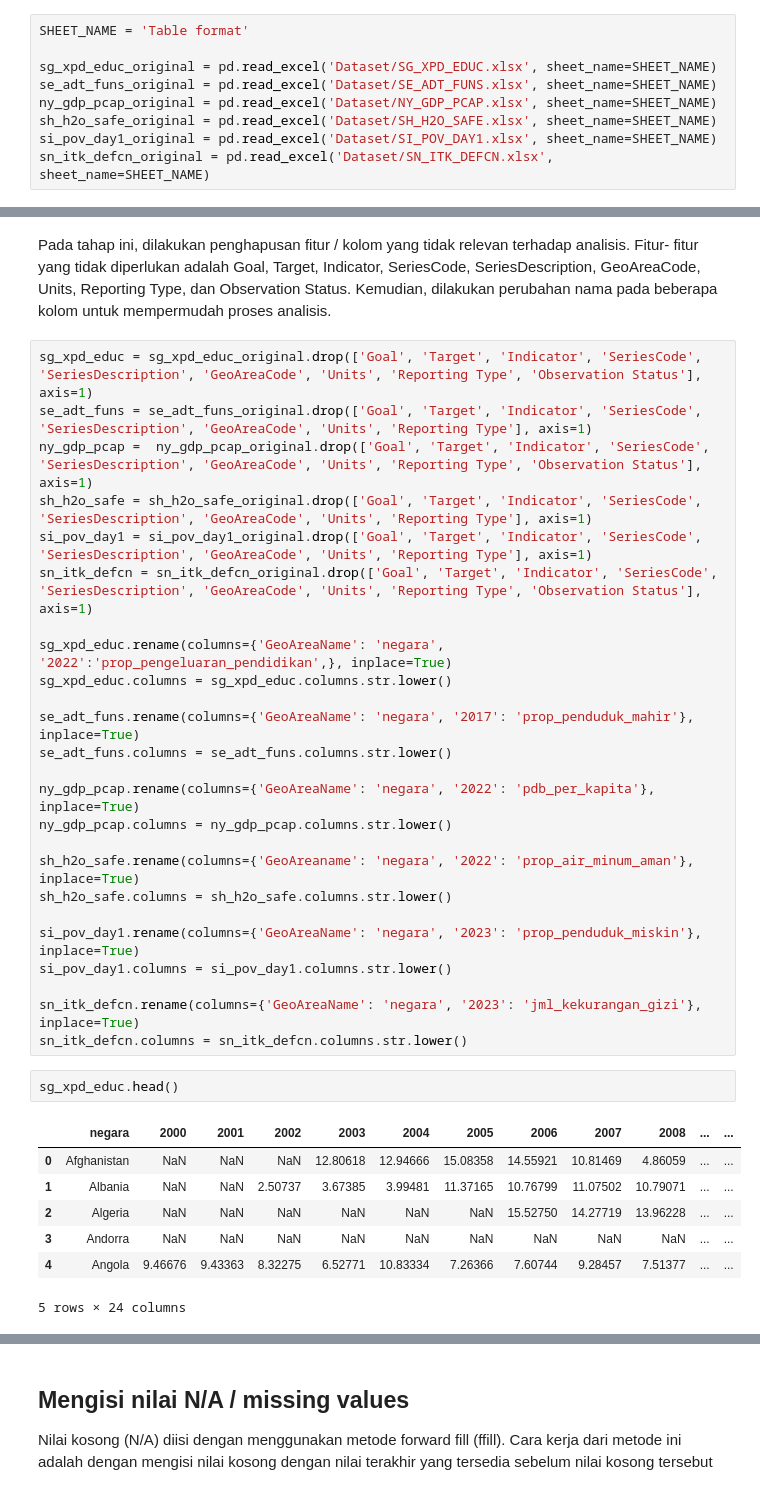
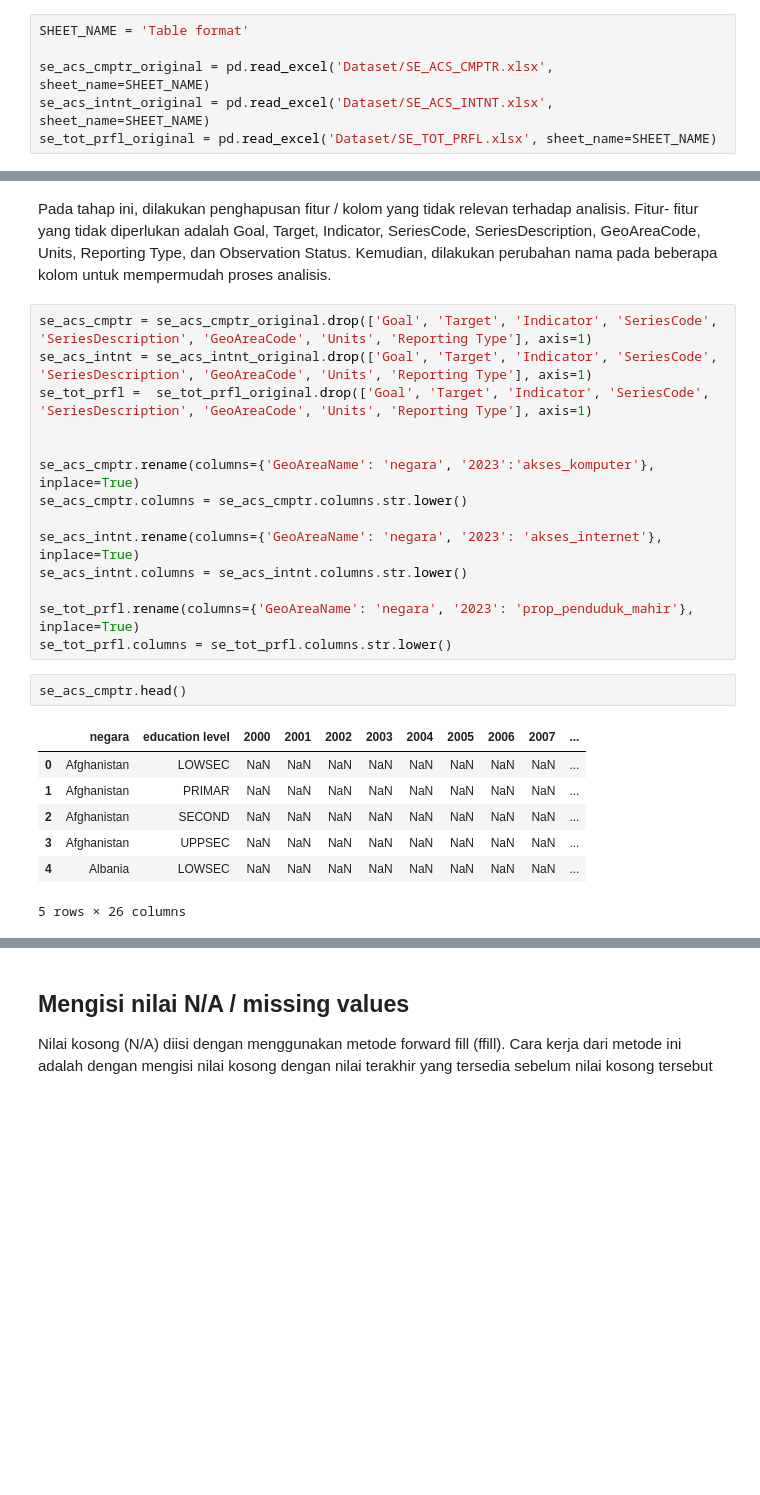
Before and after one commit to JayaWinata/DAC-IFest-2024-BukanWibu, a Jupyter notebook: SourceCode_DAC2024_BukanWibu.ipynb, the cells around one changed output, grey strips where cells are left out. Saved outputs shown, nothing was run; the diff lists cells and outputs as text; blank space fills up the shorter version.

Commit message:
feat: load new datasets

```diff
--- a/SourceCode_DAC2024_BukanWibu.ipynb
+++ b/SourceCode_DAC2024_BukanWibu.ipynb
@@ -14,10 +11,7 @@ Deskripsi dataset:
 # %%
 SHEET_NAME = 'Table format'
 
-sg_xpd_educ_original = pd.read_excel('Dataset/SG_XPD_EDUC.xlsx', sheet_name=SHEET_NAME)
-se_adt_funs_original = pd.read_excel('Dataset/SE_ADT_FUNS.xlsx', sheet_name=SHEET_NAME)
-ny_gdp_pcap_original = pd.read_excel('Dataset/NY_GDP_PCAP.xlsx', sheet_name=SHEET_NAME)
-sh_h2o_safe_original = pd.read_excel('Dataset/SH_H2O_SAFE.xlsx', sheet_name=SHEET_NAME)
-si_pov_day1_original = pd.read_excel('Dataset/SI_POV_DAY1.xlsx', sheet_name=SHEET_NAME)
-sn_itk_defcn_original = pd.read_excel('Dataset/SN_ITK_DEFCN.xlsx', sheet_name=SHEET_NAME)
+se_acs_cmptr_original = pd.read_excel('Dataset/SE_ACS_CMPTR.xlsx', sheet_name=SHEET_NAME)
+se_acs_intnt_original = pd.read_excel('Dataset/SE_ACS_INTNT.xlsx', sheet_name=SHEET_NAME)
+se_tot_prfl_original = pd.read_excel('Dataset/SE_TOT_PRFL.xlsx', sheet_name=SHEET_NAME)
 # %%
@@ -83,39 +48,28 @@ sn_itk_defcn_original.head()
 ## Menghapus fitur yang tidak diperlukan dan mengubah nama kolom
 # %% [markdown]
 Pada tahap ini, dilakukan penghapusan fitur / kolom yang tidak relevan terhadap analisis. Fitur- fitur yang tidak diperlukan adalah Goal, Target, Indicator, SeriesCode, SeriesDescription, GeoAreaCode, Units, Reporting Type, dan Observation Status. Kemudian, dilakukan perubahan nama pada beberapa kolom untuk mempermudah proses analisis.
-# %%
-sg_xpd_educ = sg_xpd_educ_original.drop(['Goal', 'Target', 'Indicator', 'SeriesCode', 'SeriesDescription', 'GeoAreaCode', 'Units', 'Reporting Type', 'Observation Status'], axis=1)
-se_adt_funs = se_adt_funs_original.drop(['Goal', 'Target', 'Indicator', 'SeriesCode', 'SeriesDescription', 'GeoAreaCode', 'Units', 'Reporting Type'], axis=1)
-ny_gdp_pcap =  ny_gdp_pcap_original.drop(['Goal', 'Target', 'Indicator', 'SeriesCode', 'SeriesDescription', 'GeoAreaCode', 'Units', 'Reporting Type', 'Observation Status'], axis=1)
-sh_h2o_safe = sh_h2o_safe_original.drop(['Goal', 'Target', 'Indicator', 'SeriesCode', 'SeriesDescription', 'GeoAreaCode', 'Units', 'Reporting Type'], axis=1)
-si_pov_day1 = si_pov_day1_original.drop(['Goal', 'Target', 'Indicator', 'SeriesCode', 'SeriesDescription', 'GeoAreaCode', 'Units', 'Reporting Type'], axis=1)
-sn_itk_defcn = sn_itk_defcn_original.drop(['Goal', 'Target', 'Indicator', 'SeriesCode', 'SeriesDescription', 'GeoAreaCode', 'Units', 'Reporting Type', 'Observation Status'], axis=1)
-
-sg_xpd_educ.rename(columns={'GeoAreaName': 'negara', '2022':'prop_pengeluaran_pendidikan',}, inplace=True)
-sg_xpd_educ.columns = sg_xpd_educ.columns.str.lower()
-
-se_adt_funs.rename(columns={'GeoAreaName': 'negara', '2017': 'prop_penduduk_mahir'}, inplace=True)
-se_adt_funs.columns = se_adt_funs.columns.str.lower()
-
-ny_gdp_pcap.rename(columns={'GeoAreaName': 'negara', '2022': 'pdb_per_kapita'}, inplace=True)
-ny_gdp_pcap.columns = ny_gdp_pcap.columns.str.lower()
-
-sh_h2o_safe.rename(columns={'GeoAreaname': 'negara', '2022': 'prop_air_minum_aman'}, inplace=True)
-sh_h2o_safe.columns = sh_h2o_safe.columns.str.lower()
-
-si_pov_day1.rename(columns={'GeoAreaName': 'negara', '2023': 'prop_penduduk_miskin'}, inplace=True)
-si_pov_day1.columns = si_pov_day1.columns.str.lower()
-
-sn_itk_defcn.rename(columns={'GeoAreaName': 'negara', '2023': 'jml_kekurangan_gizi'}, inplace=True)
-sn_itk_defcn.columns = sn_itk_defcn.columns.str.lower()
+# %%
+se_acs_cmptr = se_acs_cmptr_original.drop(['Goal', 'Target', 'Indicator', 'SeriesCode', 'SeriesDescription', 'GeoAreaCode', 'Units', 'Reporting Type'], axis=1)
+se_acs_intnt = se_acs_intnt_original.drop(['Goal', 'Target', 'Indicator', 'SeriesCode', 'SeriesDescription', 'GeoAreaCode', 'Units', 'Reporting Type'], axis=1)
+se_tot_prfl =  se_tot_prfl_original.drop(['Goal', 'Target', 'Indicator', 'SeriesCode', 'SeriesDescription', 'GeoAreaCode', 'Units', 'Reporting Type'], axis=1)
+
+
+se_acs_cmptr.rename(columns={'GeoAreaName': 'negara', '2023':'akses_komputer'}, inplace=True)
+se_acs_cmptr.columns = se_acs_cmptr.columns.str.lower()
+
+se_acs_intnt.rename(columns={'GeoAreaName': 'negara', '2023': 'akses_internet'}, inplace=True)
+se_acs_intnt.columns = se_acs_intnt.columns.str.lower()
+
+se_tot_prfl.rename(columns={'GeoAreaName': 'negara', '2023': 'prop_penduduk_mahir'}, inplace=True)
+se_tot_prfl.columns = se_tot_prfl.columns.str.lower()
 # %%
-sg_xpd_educ.head()
+se_acs_cmptr.head()
 # %% [output]
-|  | negara | 2000 | 2001 | 2002 | 2003 | 2004 | 2005 | 2006 | 2007 | 2008 | ... | ... |
-| 0 | Afghanistan | NaN | NaN | NaN | 12.80618 | 12.94666 | 15.08358 | 14.55921 | 10.81469 | 4.86059 | ... | ... |
-| 1 | Albania | NaN | NaN | 2.50737 | 3.67385 | 3.99481 | 11.37165 | 10.76799 | 11.07502 | 10.79071 | ... | ... |
-| 2 | Algeria | NaN | NaN | NaN | NaN | NaN | NaN | 15.52750 | 14.27719 | 13.96228 | ... | ... |
-| 3 | Andorra | NaN | NaN | NaN | NaN | NaN | NaN | NaN | NaN | NaN | ... | ... |
-| 4 | Angola | 9.46676 | 9.43363 | 8.32275 | 6.52771 | 10.83334 | 7.26366 | 7.60744 | 9.28457 | 7.51377 | ... | ... |
+|  | negara | education level | 2000 | 2001 | 2002 | 2003 | 2004 | 2005 | 2006 | 2007 | ... |
+| 0 | Afghanistan | LOWSEC | NaN | NaN | NaN | NaN | NaN | NaN | NaN | NaN | ... |
+| 1 | Afghanistan | PRIMAR | NaN | NaN | NaN | NaN | NaN | NaN | NaN | NaN | ... |
+| 2 | Afghanistan | SECOND | NaN | NaN | NaN | NaN | NaN | NaN | NaN | NaN | ... |
+| 3 | Afghanistan | UPPSEC | NaN | NaN | NaN | NaN | NaN | NaN | NaN | NaN | ... |
+| 4 | Albania | LOWSEC | NaN | NaN | NaN | NaN | NaN | NaN | NaN | NaN | ... |
-5 rows × 24 columns
+5 rows × 26 columns
 # %%
```
Also changed, not shown: parts of 21 cells of this notebook.
